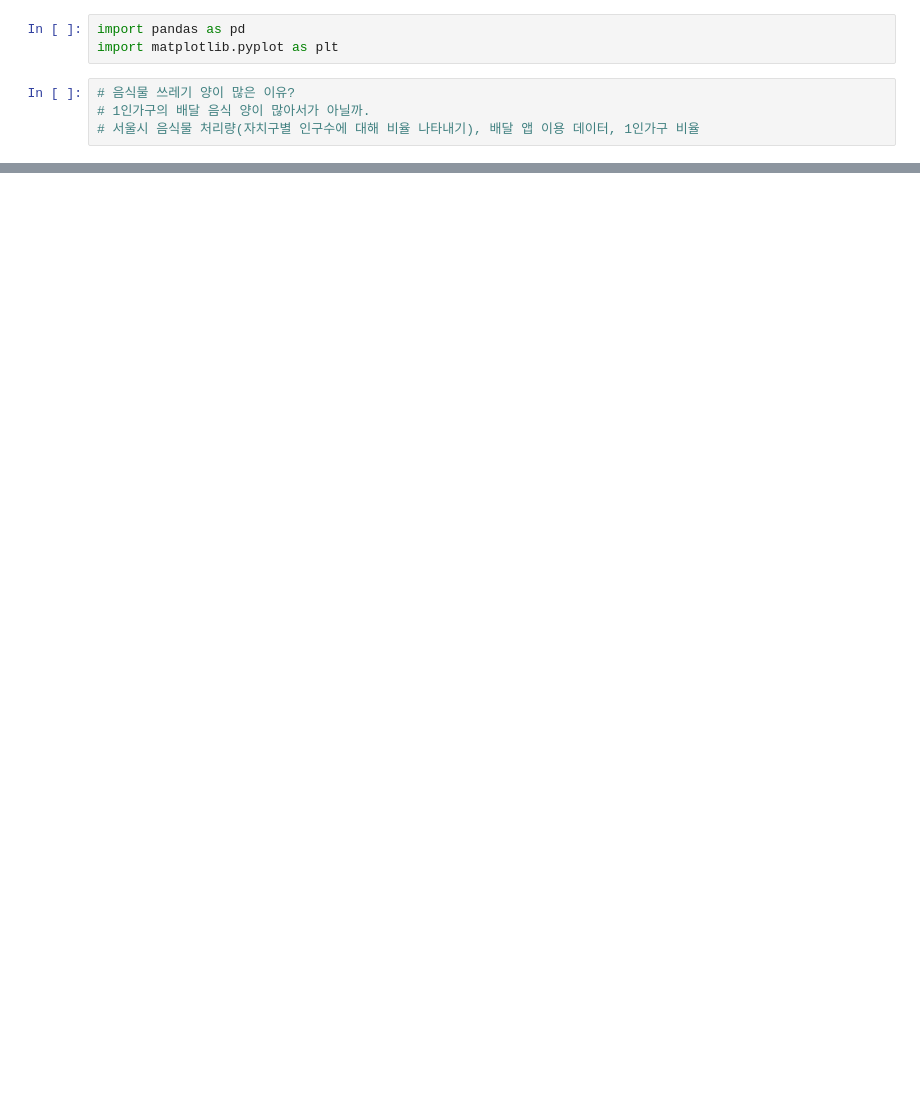
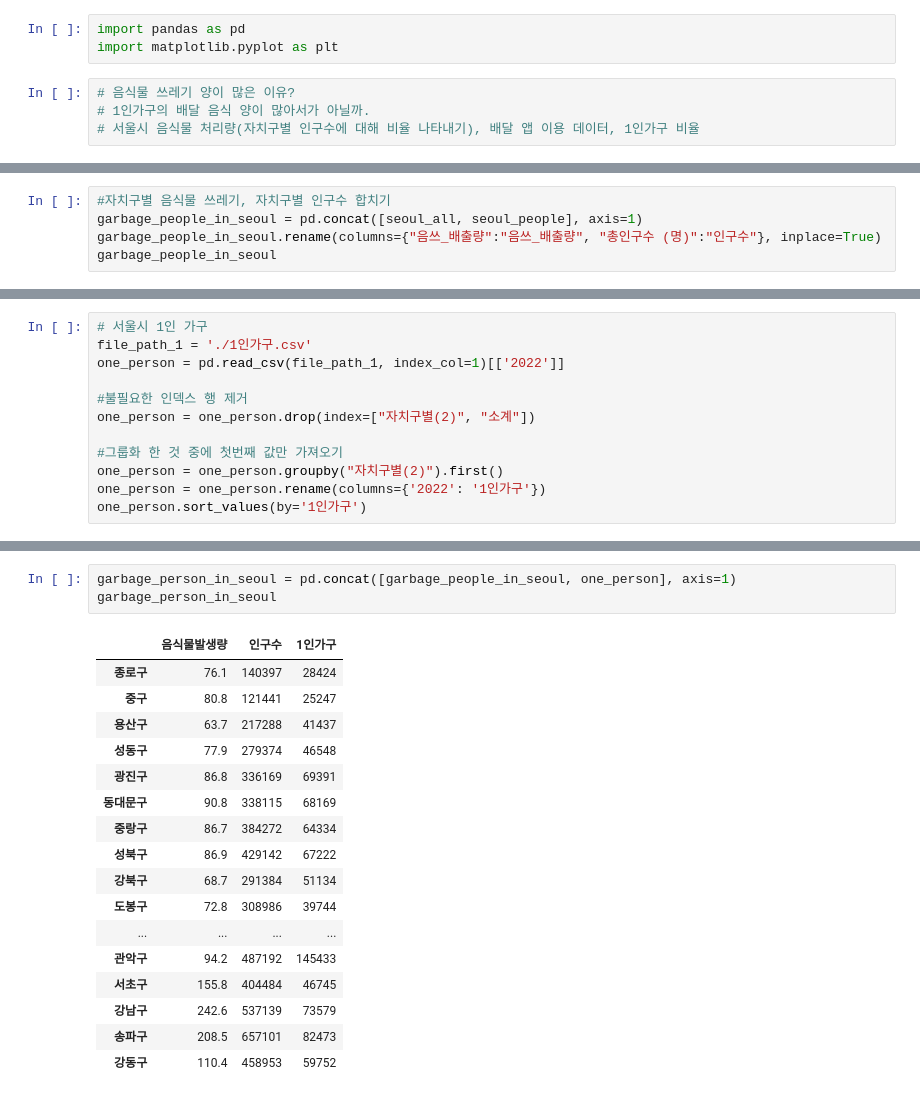
Before and after one commit to imnarin0316/project, a Jupyter notebook: seoul/seoul_graph.ipynb, the cells around one changed output, grey strips where cells are left out. Cells and saved outputs as stored; diff of their text form; blank space fills up the shorter version.

```diff
--- a/seoul/seoul_graph.ipynb
+++ b/seoul/seoul_graph.ipynb
@@ -47,0 +68,5 @@ plt.show()
+# %%
+#자치구별 음식물 쓰레기, 자치구별 인구수 합치기
+garbage_people_in_seoul = pd.concat([seoul_all, seoul_people], axis=1)
+garbage_people_in_seoul.rename(columns={"음쓰_배출량":"음쓰_배출량", "총인구수 (명)":"인구수"}, inplace=True)
+garbage_people_in_seoul
@@ -47,0 +139,12 @@ plt.show()
+# %%
+# 서울시 1인 가구
+file_path_1 = './1인가구.csv'
+one_person = pd.read_csv(file_path_1, index_col=1)[['2022']]
+
+#불필요한 인덱스 행 제거
+one_person = one_person.drop(index=["자치구별(2)", "소계"])
+
+#그룹화 한 것 중에 첫번째 값만 가져오기
+one_person = one_person.groupby("자치구별(2)").first()
+one_person = one_person.rename(columns={'2022': '1인가구'})
+one_person.sort_values(by='1인가구')
@@ -47,0 +170,21 @@ plt.show()
+# %%
+garbage_person_in_seoul = pd.concat([garbage_people_in_seoul, one_person], axis=1)
+garbage_person_in_seoul
+# %% [output]
+|  | 음식물발생량 | 인구수 | 1인가구 |
+| 종로구 | 76.1 | 140397 | 28424 |
+| 중구 | 80.8 | 121441 | 25247 |
+| 용산구 | 63.7 | 217288 | 41437 |
+| 성동구 | 77.9 | 279374 | 46548 |
+| 광진구 | 86.8 | 336169 | 69391 |
+| 동대문구 | 90.8 | 338115 | 68169 |
+| 중랑구 | 86.7 | 384272 | 64334 |
+| 성북구 | 86.9 | 429142 | 67222 |
+| 강북구 | 68.7 | 291384 | 51134 |
+| 도봉구 | 72.8 | 308986 | 39744 |
+| ... | ... | ... | ... |
+| 관악구 | 94.2 | 487192 | 145433 |
+| 서초구 | 155.8 | 404484 | 46745 |
+| 강남구 | 242.6 | 537139 | 73579 |
+| 송파구 | 208.5 | 657101 | 82473 |
+| 강동구 | 110.4 | 458953 | 59752 |
```
Also changed, not shown: parts of 12 cells of this notebook, 1 other file.
